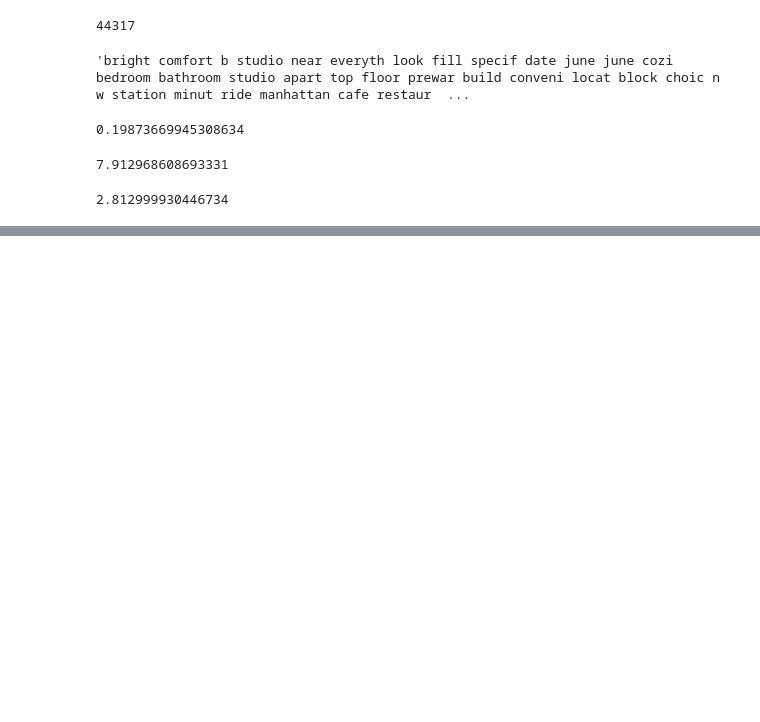
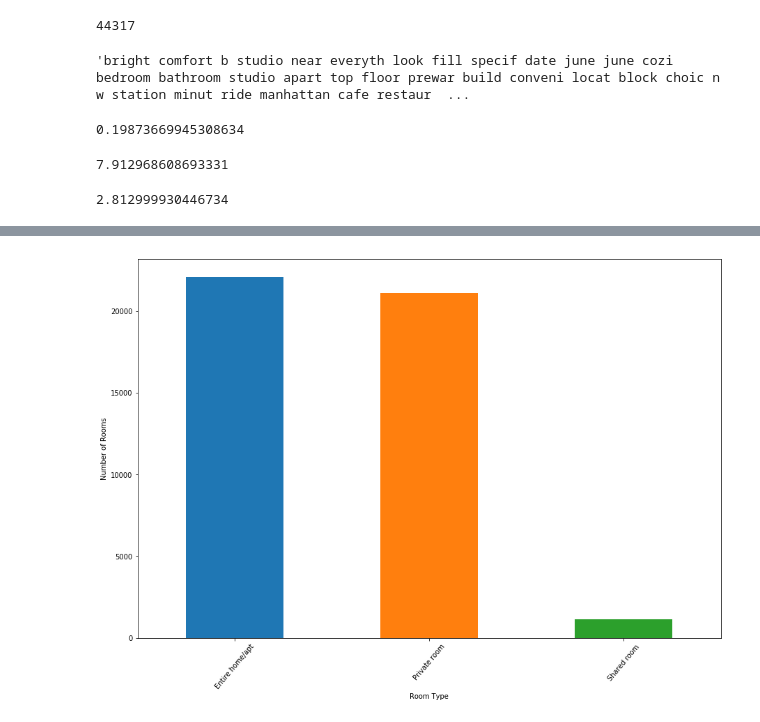
Before and after one commit to ManvithaC/AirBnB-listing-Recommender, a Jupyter notebook: project.ipynb, the cells around one changed output, grey strips where cells are left out. Saved outputs shown, nothing was run; the diff lists cells and outputs as text; code cells hidden in the pictures; blank space fills up the shorter version.

```diff
--- a/project.ipynb
+++ b/project.ipynb
@@ -146,0 +153,3 @@ print(rms ** (1/ 2.0))
+# %%
+room_type = df_listing_detail.groupby("room_type")
+room_type.describe().head(10)
@@ -146,0 +164,9 @@ print(rms ** (1/ 2.0))
+# %%
+plt.figure(figsize=(15,10))
+room_type.size().sort_values(ascending=False).plot.bar()
+plt.xticks(rotation=50)
+plt.xlabel("Room Type")
+plt.ylabel("Number of Rooms")
+plt.show()
+# %% [output]
+[figure, added]
```
Also changed, not shown: parts of 5 cells of this notebook.
